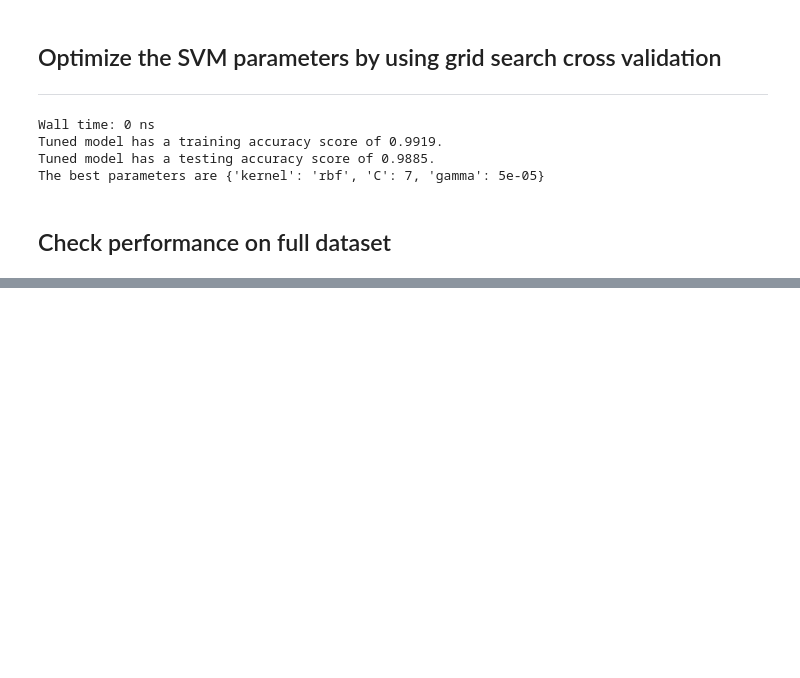
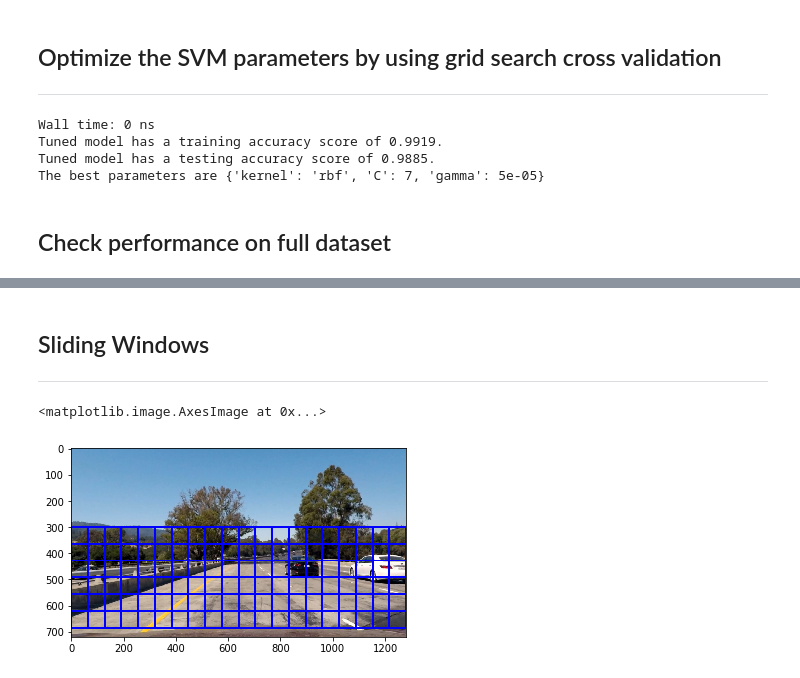
Before and after one commit to gagolucasm/Vehicle-Detection, a Jupyter notebook: Vehicle_Detection.ipynb, the cells around one changed output, grey strips where cells are left out. Saved outputs shown, nothing was run; the diff lists cells and outputs as text; code cells hidden in the pictures; blank space fills up the shorter version.

Commit message:
Sliding Windows

```diff
--- a/Vehicle_Detection.ipynb
+++ b/Vehicle_Detection.ipynb
@@ -388,0 +431,49 @@ Test Accuracy of SVC =  0.9958
+# %% [markdown]
+## Sliding Windows
+---
+# %%
+image = mpimg.imread('./examples/test1.jpg')
+image=cv2.undistort(image, cam_mtx, cam_dist, None, cam_mtx)
+def draw_boxes(img, bboxes, color=(0, 0, 255), thick=6):
+    imcopy = np.copy(img)
+    for bbox in bboxes:
+        cv2.rectangle(imcopy, bbox[0], bbox[1], color, thick)
+    return imcopy
+
+
+def slide_window(img, x_start_stop=[None, None], y_start_stop=[None, None],
+                    xy_window=(64, 64), xy_overlap=(0.5, 0.5)):
+    if x_start_stop[0] == None:
+        x_start_stop[0] = 0
+    if x_start_stop[1] == None:
+        x_start_stop[1] = img.shape[1]
+    if y_start_stop[0] == None:
+        y_start_stop[0] = 0
+    if y_start_stop[1] == None:
+        y_start_stop[1] = img.shape[0]
+    xspan = x_start_stop[1] - x_start_stop[0]
+    yspan = y_start_stop[1] - y_start_stop[0]
+    nx_pix_per_step = np.int(xy_window[0]*(1 - xy_overlap[0]))
+    ny_pix_per_step = np.int(xy_window[1]*(1 - xy_overlap[1]))
+    nx_buffer = np.int(xy_window[0]*(xy_overlap[0]))
+    ny_buffer = np.int(xy_window[1]*(xy_overlap[1]))
+    nx_windows = np.int((xspan-nx_buffer)/nx_pix_per_step)
+    ny_windows = np.int((yspan-ny_buffer)/ny_pix_per_step)
+    window_list = []
+    for ys in range(ny_windows):
+        for xs in range(nx_windows):
+            startx = xs*nx_pix_per_step + x_start_stop[0]
+            endx = startx + xy_window[0]
+            starty = ys*ny_pix_per_step + y_start_stop[0]
+            endy = starty + xy_window[1]
+            window_list.append(((startx, starty), (endx, endy)))
+    return window_list
+
+windows = slide_window(image, x_start_stop=[None, None], y_start_stop=[300, None],
+                    xy_window=(128, 128), xy_overlap=(0.5, 0.5))
+
+window_img = draw_boxes(image, windows, color=(0, 0, 255), thick=6)
+plt.imshow(window_img)
+# %% [output]
+<matplotlib.image.AxesImage at 0x...>
+[figure, added]
```
Also changed, not shown: parts of 27 cells of this notebook, 12 other files.
